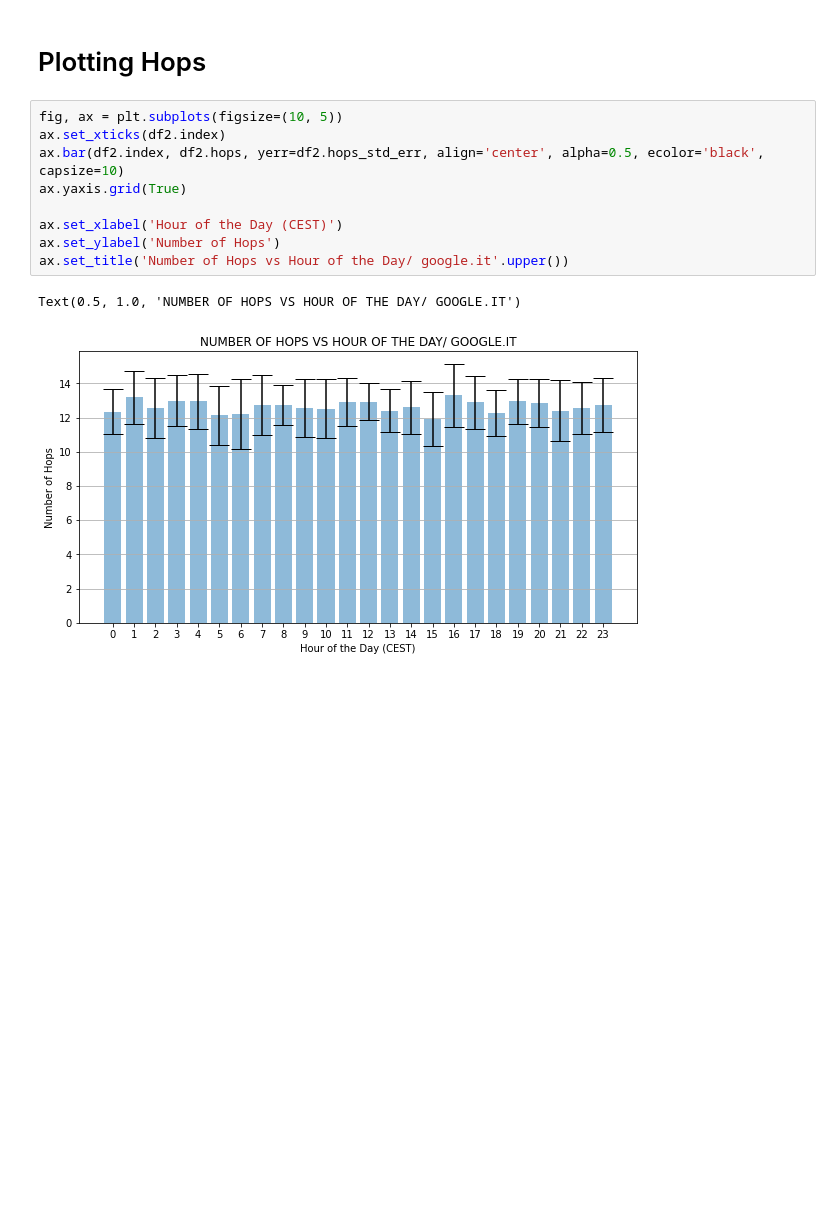
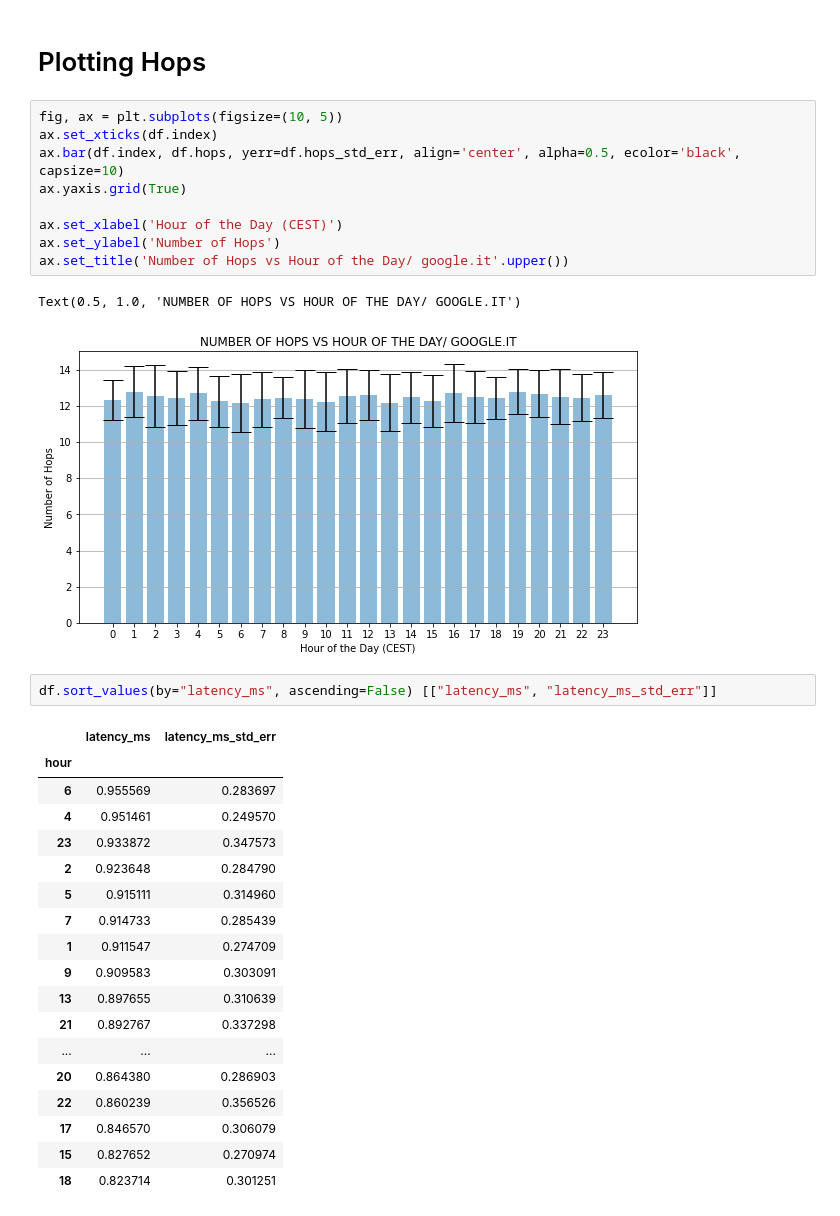
Before and after one commit to aiman-al-masoud/edi_reports, a Jupyter notebook: lab1/analysis.ipynb, the cells around one changed output. Saved outputs shown, nothing was run; the diff lists cells and outputs as text; blank space fills up the shorter version.

```diff
--- a/lab1/analysis.ipynb
+++ b/lab1/analysis.ipynb
@@ -94,8 +203,8 @@ Text(0.5, 1.0, 'LATENCY VS HOUR OF THE DAY/ GOOGLE.IT')
 # Plotting Hops
 # %%
 fig, ax = plt.subplots(figsize=(10, 5))
-ax.set_xticks(df2.index)
-ax.bar(df2.index, df2.hops, yerr=df2.hops_std_err, align='center', alpha=0.5, ecolor='black', capsize=10)
+ax.set_xticks(df.index)
+ax.bar(df.index, df.hops, yerr=df.hops_std_err, align='center', alpha=0.5, ecolor='black', capsize=10)
 ax.yaxis.grid(True)
 
 ax.set_xlabel('Hour of the Day (CEST)')
@@ -103,4 +212,25 @@ ax.set_ylabel('Number of Hops')
 ax.set_title('Number of Hops vs Hour of the Day/ google.it'.upper())
 # %% [output]
 Text(0.5, 1.0, 'NUMBER OF HOPS VS HOUR OF THE DAY/ GOOGLE.IT')
-[figure, old version]
+[figure, new version]
+# %%
+df.sort_values(by="latency_ms", ascending=False) [["latency_ms", "latency_ms_std_err"]]
+# %% [output]
+|  | latency_ms | latency_ms_std_err |
+| hour |  |  |
+| 6 | 0.955569 | 0.283697 |
+| 4 | 0.951461 | 0.249570 |
+| 23 | 0.933872 | 0.347573 |
+| 2 | 0.923648 | 0.284790 |
+| 5 | 0.915111 | 0.314960 |
+| 7 | 0.914733 | 0.285439 |
+| 1 | 0.911547 | 0.274709 |
+| 9 | 0.909583 | 0.303091 |
+| 13 | 0.897655 | 0.310639 |
+| 21 | 0.892767 | 0.337298 |
+| ... | ... | ... |
+| 20 | 0.864380 | 0.286903 |
+| 22 | 0.860239 | 0.356526 |
+| 17 | 0.846570 | 0.306079 |
+| 15 | 0.827652 | 0.270974 |
+| 18 | 0.823714 | 0.301251 |
```
Also changed, not shown: parts of 28 cells of this notebook, 6 other files.
